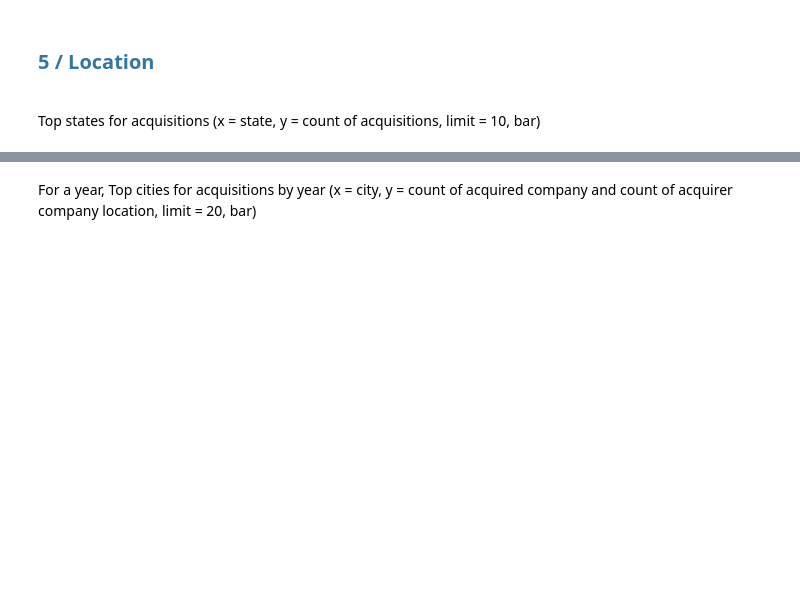
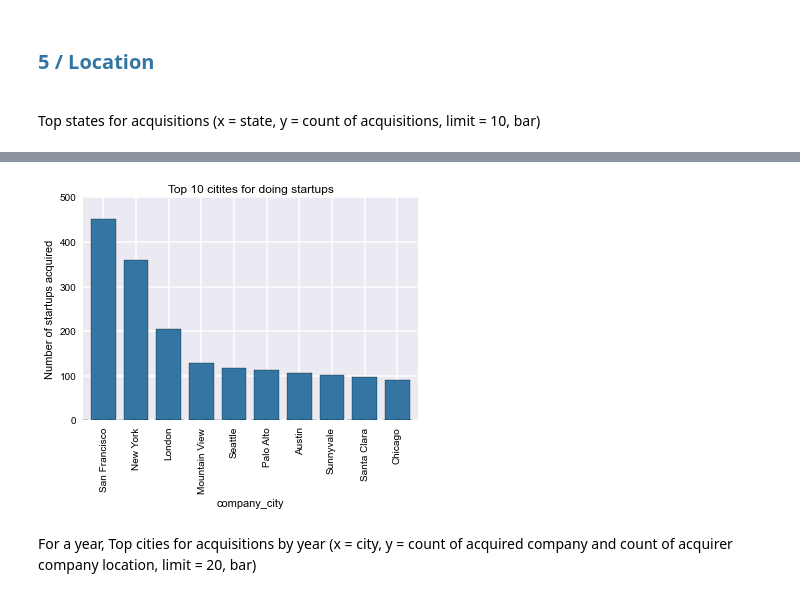
Before and after one commit to prabhamatta/Crunch-It, a Jupyter notebook: CrunchIt.ipynb, the cells around one changed output, grey strips where cells are left out. Saved outputs shown, nothing was run; the diff lists cells and outputs as text; code cells hidden in the pictures; blank space fills up the shorter version.

```diff
--- a/CrunchIt.ipynb
+++ b/CrunchIt.ipynb
@@ -377,3 +388,11 @@ plt.show()
+# %%
+#Top 10 states for doing startups
+grpby_state = acquisitions[acquisitions.company_city != ''].groupby('company_city').count()
+grpby_state.sort('company_city',ascending=False).head(10)['company_permalink'].plot(color=COLOR_BLUE,legend=False,title="Top 10 citites for doing startups", kind = "bar")
+plt.ylabel("Number of startups acquired")
+plt.show()
+# %% [output]
+[figure, added]
 # %% [markdown]
 For a year, Top cities for acquisitions by year  (x = city, y = count of acquired company and count of acquirer company location, limit = 20, bar)
 # %%
```
Also changed, not shown: parts of 38 cells of this notebook.
